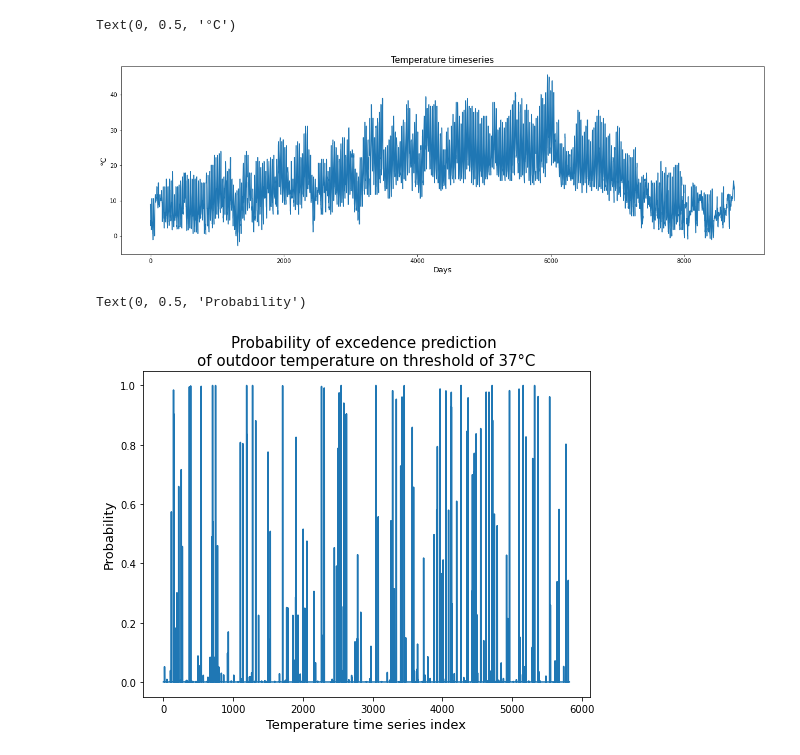
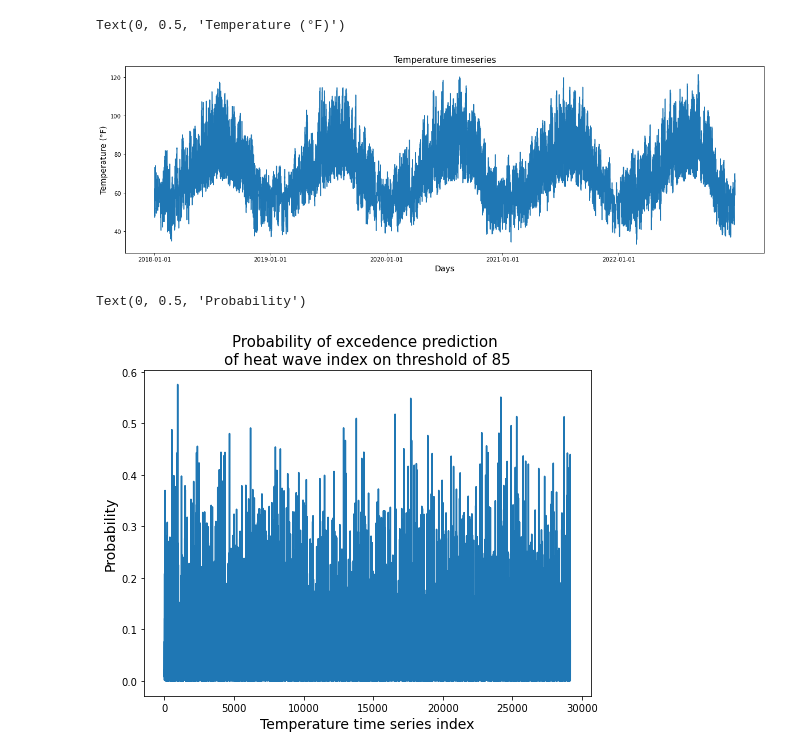
Before and after one commit to eric-shchiu/Building-energy-curtailment-simulation-in-demand-response-event-with-EV-charging, a Jupyter notebook: DR_Probability.ipynb, the cells around one changed output. Cells and saved outputs as stored; diff of their text form; code cells hidden in the pictures.

Commit message:
Updated weather file and DR probability

```diff
--- a/DR_Probability.ipynb
+++ b/DR_Probability.ipynb
@@ -0,0 +19,3 @@
+# %%
+def C_F(T):
+    return (T*9/5) + 32
@@ -1,20 +46,6 @@
 # %%
-import numpy as np
-import pandas as pd
-import matplotlib.pyplot as plt
-from datetime import datetime
-
-from sklearn.model_selection import train_test_split
-from sklearn.linear_model import LogisticRegression
-
-# reading the time series (pd.Series format)
-series = pd.read_csv('./weather/weather.csv')
-tseries = series['t_out']
-# you can simulate some data with:
-# tseries = pd.Series(np.random.random(100))
-
 # using 3 lags -- the no. of observation we look back to model the next value of the series
-N_LAGS = 5
+N_LAGS = 7
 # Constructing a set of observations based on past recent values (lags)
 tseries_df = pd.concat([tseries.shift(i) for i in range(N_LAGS, -1, -1)], axis=1)
 # Assigning column names and dropping na's
@@ -22,19 +53,19 @@ tseries_df.columns = ['t-' + str(i) for i in list(reversed(range(N_LAGS)))] + ['
 tseries_df = tseries_df.dropna().reset_index(drop=True)
 
 # the target variable is the column 't+1' representing the next value of the series
-y = tseries_df['t+1']
+y = tseries_df[['t-2', 't-1', 't-0', 't+1']]
 # Removing the target to create the predictor variables
-X = tseries_df.drop('t+1', axis=1)
+X = tseries_df[['t-6', 't-5', 't-4', 't-3']]
 
 # basic train/test split -- you may want a more robust cross-validation approach
 X_train, X_test, y_train, y_test = train_test_split(X, y, test_size=0.33, shuffle=True)
 
 # setting the threshold to the 95th percentile
-thr = 37
+thr = 85
 
 # transforming the numeric target to a binary one
-y_train_binary = (y_train >= thr).astype(int)
-y_test_binary = (y_test >= thr).astype(int)
+y_train_binary = np.sum((y_train >= thr), axis = 1).astype(int)
+y_test_binary = np.sum((y_test >= thr), axis = 1).astype(int)
 
 # training a probabilistic classifier
 classifier = LogisticRegression()
@@ -46,11 +85,12 @@ exceedance_prob_clf = classifier.predict_proba(X_train)[:, 1]
 plt.figure(figsize=[20, 6])
 plt.plot(tseries)
 plt.title('Temperature timeseries', fontsize = 15)
-plt.xlabel('Days', fontsize = 13)
-plt.ylabel('°C', fontsize = 13)
+plt.xticks([0, 365*24, 365*2*24, 365*3*24, 365*4*24], ['2018-01-01', '2019-01-01', '2020-01-01', '2021-01-01', '2022-01-01'])
+plt.xlabel('Days', fontsize = 14)
+plt.ylabel('Temperature (°F)', fontsize = 14)
 # %% [output]
-Text(0, 0.5, '°C')
+Text(0, 0.5, 'Temperature (°F)')
-[figure, old version]
+[figure, new version]
 # %%
 # # Using the RF as ensemble of trees
 # from sklearn.ensemble import RandomForestRegressor
@@ -79,9 +119,9 @@ Text(0, 0.5, '°C')
 # %%
 plt.figure(figsize=[8, 6])
 plt.plot(exceedance_prob_clf)
-plt.title("Probability of excedence prediction \nof outdoor temperature on threshold of {}°C".format(thr), fontsize = 15)
-plt.xlabel("Temperature time series index", fontsize = 13)
-plt.ylabel("Probability", fontsize = 13)
+plt.title("Probability of excedence prediction \nof heat wave index on threshold of {}".format(thr), fontsize = 15)
+plt.xlabel("Temperature time series index", fontsize = 14)
+plt.ylabel("Probability", fontsize = 14)
 # %% [output]
 Text(0, 0.5, 'Probability')
-[figure, old version]
+[figure, new version]
```
Also changed, not shown: parts of 4 cells of this notebook, 4 other files.
